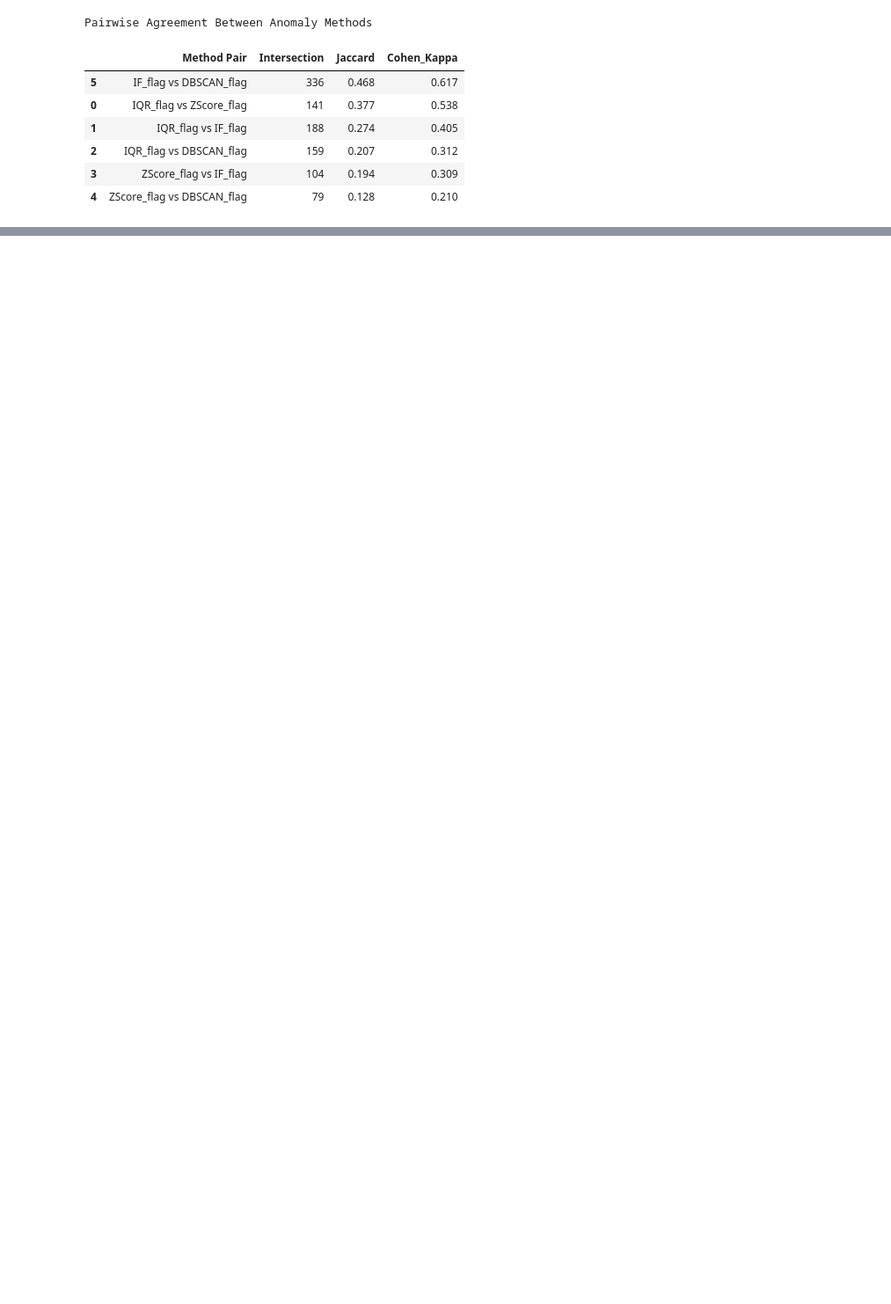
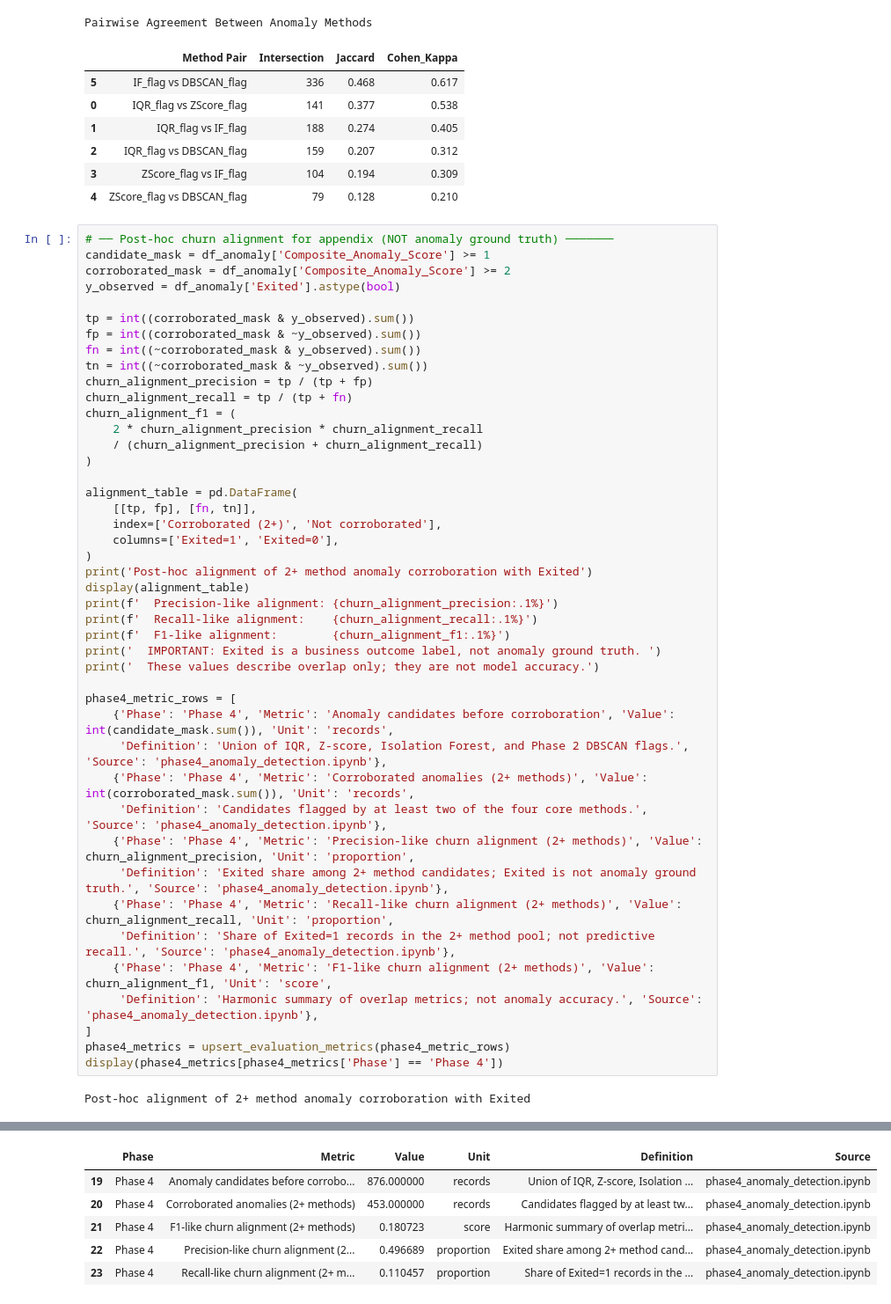
Before and after one commit to Kelompok4-PPTI20/data-mining, a Jupyter notebook: notebooks/phase4_anomaly_detection.ipynb, the cells around one changed output, grey strips where cells are left out. Shown at 88% size. Saved outputs shown, nothing was run; the diff lists cells and outputs as text; blank space fills up the shorter version.

```diff
--- a/notebooks/phase4_anomaly_detection.ipynb
+++ b/notebooks/phase4_anomaly_detection.ipynb
@@ -796,3 +765,49 @@ Pairwise Agreement Between Anomaly Methods
 | 2 | IQR_flag vs DBSCAN_flag | 159 | 0.207 | 0.312 |
 | 3 | ZScore_flag vs IF_flag | 104 | 0.194 | 0.309 |
 | 4 | ZScore_flag vs DBSCAN_flag | 79 | 0.128 | 0.210 |
+# %%
+# ── Post-hoc churn alignment for appendix (NOT anomaly ground truth) ───────
+candidate_mask = df_anomaly['Composite_Anomaly_Score'] >= 1
+corroborated_mask = df_anomaly['Composite_Anomaly_Score'] >= 2
+y_observed = df_anomaly['Exited'].astype(bool)
+
+tp = int((corroborated_mask & y_observed).sum())
+fp = int((corroborated_mask & ~y_observed).sum())
+fn = int((~corroborated_mask & y_observed).sum())
+tn = int((~corroborated_mask & ~y_observed).sum())
+churn_alignment_precision = tp / (tp + fp)
+churn_alignment_recall = tp / (tp + fn)
+churn_alignment_f1 = (
+    2 * churn_alignment_precision * churn_alignment_recall
+    / (churn_alignment_precision + churn_alignment_recall)
+)
+
+alignment_table = pd.DataFrame(
+    [[tp, fp], [fn, tn]],
+    index=['Corroborated (2+)', 'Not corroborated'],
+    columns=['Exited=1', 'Exited=0'],
+)
+print('Post-hoc alignment of 2+ method anomaly corroboration with Exited')
+display(alignment_table)
+print(f'  Precision-like alignment: {churn_alignment_precision:.1%}')
+print(f'  Recall-like alignment:    {churn_alignment_recall:.1%}')
+print(f'  F1-like alignment:        {churn_alignment_f1:.1%}')
+print('  IMPORTANT: Exited is a business outcome label, not anomaly ground truth. ')
+print('  These values describe overlap only; they are not model accuracy.')
+
+phase4_metric_rows = [
+    {'Phase': 'Phase 4', 'Metric': 'Anomaly candidates before corroboration', 'Value': int(candidate_mask.sum()), 'Unit': 'records',
+     'Definition': 'Union of IQR, Z-score, Isolation Forest, and Phase 2 DBSCAN flags.', 'Source': 'phase4_anomaly_detection.ipynb'},
+    {'Phase': 'Phase 4', 'Metric': 'Corroborated anomalies (2+ methods)', 'Value': int(corroborated_mask.sum()), 'Unit': 'records',
+     'Definition': 'Candidates flagged by at least two of the four core methods.', 'Source': 'phase4_anomaly_detection.ipynb'},
+    {'Phase': 'Phase 4', 'Metric': 'Precision-like churn alignment (2+ methods)', 'Value': churn_alignment_precision, 'Unit': 'proportion',
+     'Definition': 'Exited share among 2+ method candidates; Exited is not anomaly ground truth.', 'Source': 'phase4_anomaly_detection.ipynb'},
+    {'Phase': 'Phase 4', 'Metric': 'Recall-like churn alignment (2+ methods)', 'Value': churn_alignment_recall, 'Unit': 'proportion',
+     'Definition': 'Share of Exited=1 records in the 2+ method pool; not predictive recall.', 'Source': 'phase4_anomaly_detection.ipynb'},
+    {'Phase': 'Phase 4', 'Metric': 'F1-like churn alignment (2+ methods)', 'Value': churn_alignment_f1, 'Unit': 'score',
+     'Definition': 'Harmonic summary of overlap metrics; not anomaly accuracy.', 'Source': 'phase4_anomaly_detection.ipynb'},
+]
+phase4_metrics = upsert_evaluation_metrics(phase4_metric_rows)
+display(phase4_metrics[phase4_metrics['Phase'] == 'Phase 4'])
+# %% [output]
+Post-hoc alignment of 2+ method anomaly corroboration with Exited
@@ -799,3 +822,9 @@ Pairwise Agreement Between Anomaly Methods
+|  | Phase | Metric | Value | Unit | Definition | Source |
+| 19 | Phase 4 | Anomaly candidates before corrobo... | 876.000000 | records | Union of IQR, Z-score, Isolation ... | phase4_anomaly_detection.ipynb |
+| 20 | Phase 4 | Corroborated anomalies (2+ methods) | 453.000000 | records | Candidates flagged by at least tw... | phase4_anomaly_detection.ipynb |
+| 21 | Phase 4 | F1-like churn alignment (2+ methods) | 0.180723 | score | Harmonic summary of overlap metri... | phase4_anomaly_detection.ipynb |
+| 22 | Phase 4 | Precision-like churn alignment (2... | 0.496689 | proportion | Exited share among 2+ method cand... | phase4_anomaly_detection.ipynb |
+| 23 | Phase 4 | Recall-like churn alignment (2+ m... | 0.110457 | proportion | Share of Exited=1 records in the ... | phase4_anomaly_detection.ipynb |
 # %% [markdown]
 ### Interpretation — The Composite-Score Paradox, and What Method Agreement Actually Measures
 
```
Also changed, not shown: parts of 23 cells of this notebook, 28 other files.
